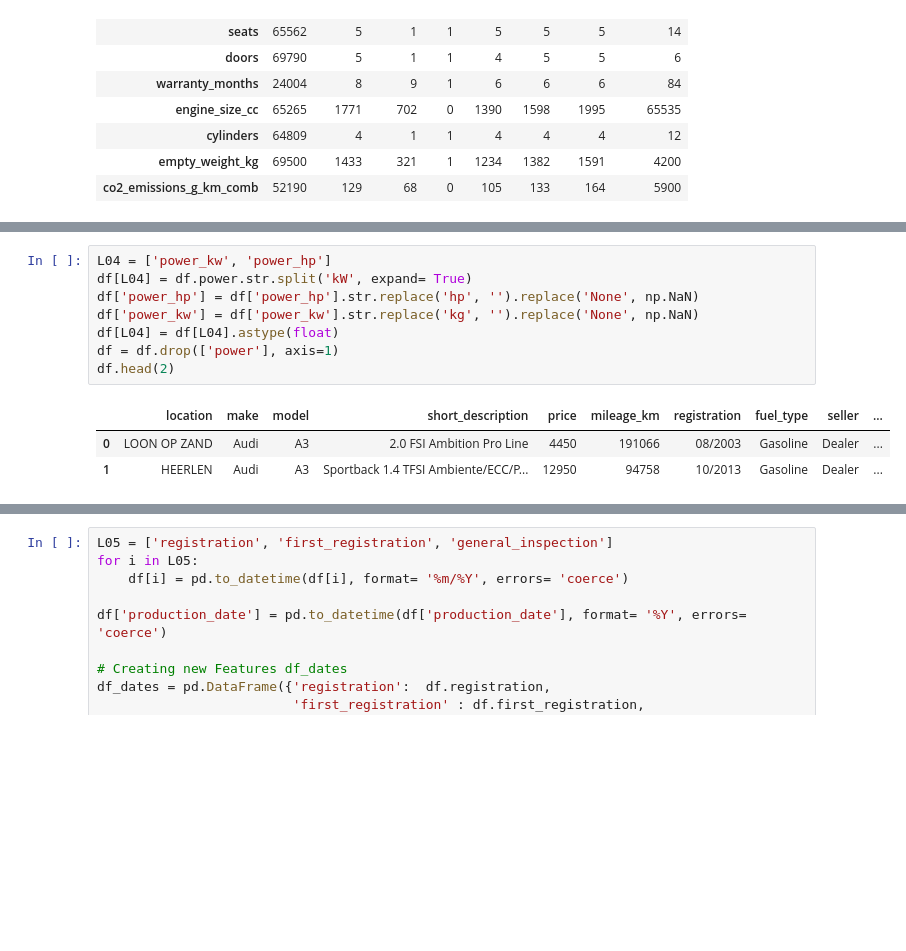
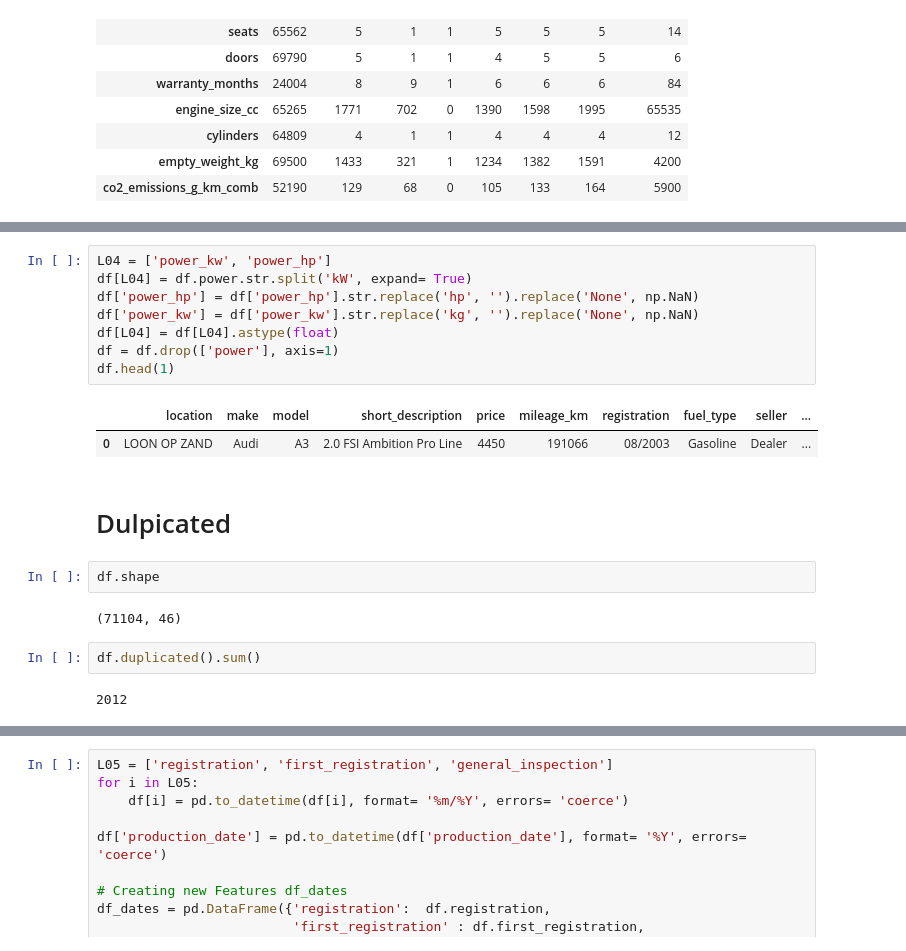
Before and after one commit to abdullahcayde/Auto_Scout_Project, a Jupyter notebook: auto_02.ipynb, the cells around one changed output, grey strips where cells are left out. Cells and saved outputs as stored; diff of their text form; blank space fills up the shorter version.

```diff
--- a/auto_02.ipynb
+++ b/auto_02.ipynb
@@ -171,12 +149,21 @@ memory usage: 564.2+ KB
 # %%
 L04 = ['power_kw', 'power_hp']
 df[L04] = df.power.str.split('kW', expand= True)
 df['power_hp'] = df['power_hp'].str.replace('hp', '').replace('None', np.NaN)
 df['power_kw'] = df['power_kw'].str.replace('kg', '').replace('None', np.NaN)
 df[L04] = df[L04].astype(float)
 df = df.drop(['power'], axis=1)
-df.head(2)
+df.head(1)
 # %% [output]
 |  | location | make | model | short_description | price | mileage_km | registration | fuel_type | seller | ... |
 | 0 | LOON OP ZAND | Audi | A3 | 2.0 FSI Ambition Pro Line | 4450 | 191066 | 08/2003 | Gasoline | Dealer | ... |
-| 1 | HEERLEN | Audi | A3 | Sportback 1.4 TFSI Ambiente/ECC/P... | 12950 | 94758 | 10/2013 | Gasoline | Dealer | ... |
+# %% [markdown]
+# Dulpicated
+# %%
+df.shape
+# %% [output]
+(71104, 46)
+# %%
+df.duplicated().sum()
+# %% [output]
+2012
```
Also changed, not shown: parts of 33 cells of this notebook, 1 other file.
